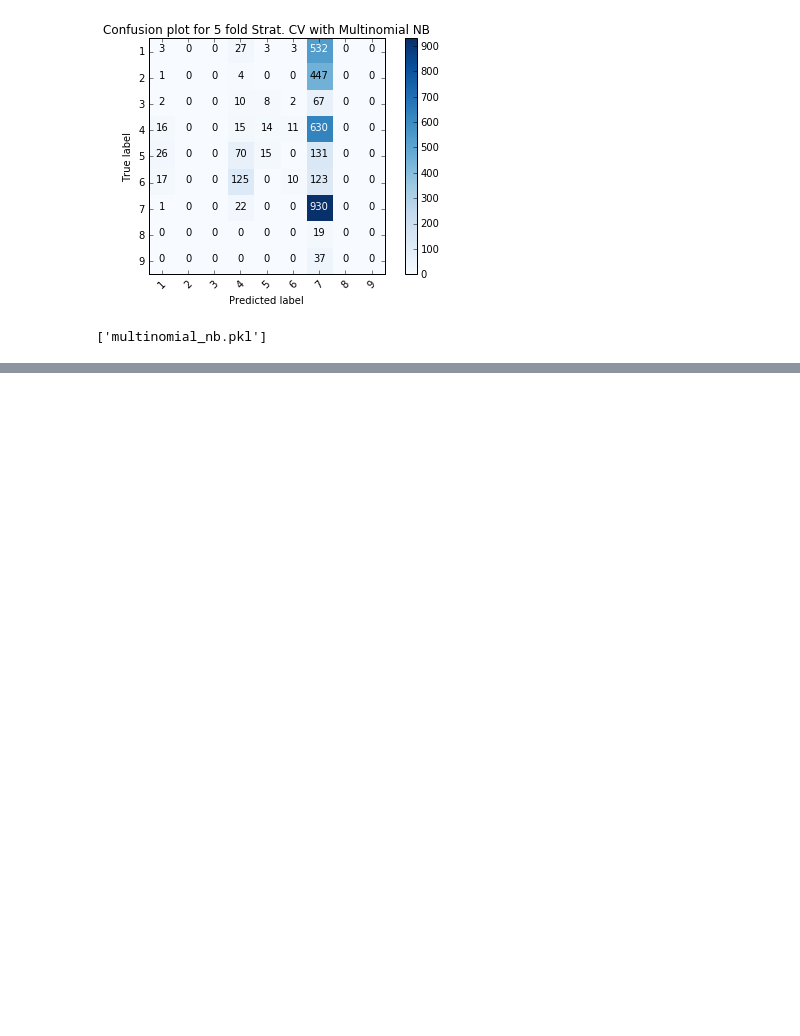
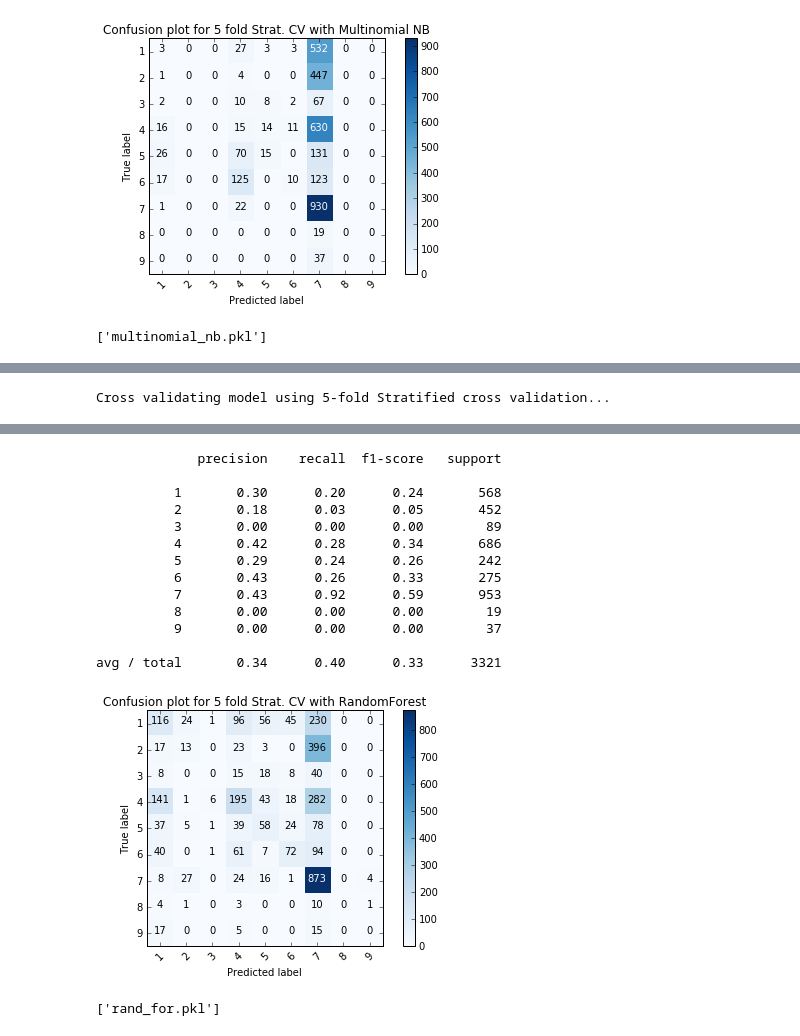
Before and after one commit to halfcurry/ML_Redefining_Cancer, a Jupyter notebook: redef_cancer.ipynb, the cells around one changed output, grey strips where cells are left out. Saved outputs shown, nothing was run; the diff lists cells and outputs as text; code cells hidden in the pictures; blank space fills up the shorter version.

```diff
--- a/redef_cancer.ipynb
+++ b/redef_cancer.ipynb
@@ -247,0 +325,6 @@ avg / total       0.17      0.29      0.16      3321
+# %%
+model = RandomForestClassifier(n_estimators=1000, max_depth=15)
+model = crossval_evaluate_model(model,X_new,y,'Confusion plot for 5 fold Strat. CV with RandomForest')
+joblib.dump(model, "rand_for.pkl",compress=1)
+# %% [output]
+Cross validating model using 5-fold Stratified cross validation...
@@ -247,0 +334,15 @@ avg / total       0.17      0.29      0.16      3321
+             precision    recall  f1-score   support
+
+          1       0.30      0.20      0.24       568
+          2       0.18      0.03      0.05       452
+          3       0.00      0.00      0.00        89
+          4       0.42      0.28      0.34       686
+          5       0.29      0.24      0.26       242
+          6       0.43      0.26      0.33       275
+          7       0.43      0.92      0.59       953
+          8       0.00      0.00      0.00        19
+          9       0.00      0.00      0.00        37
+
+avg / total       0.34      0.40      0.33      3321
+[figure, added]
+['rand_for.pkl']
```
Also changed, not shown: parts of 5 cells of this notebook.
